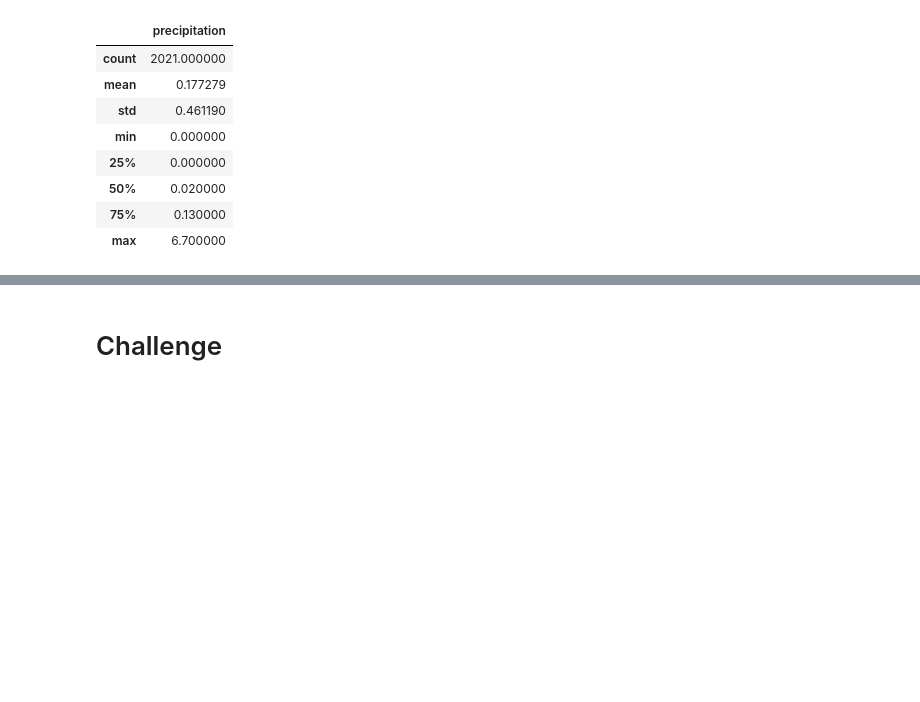
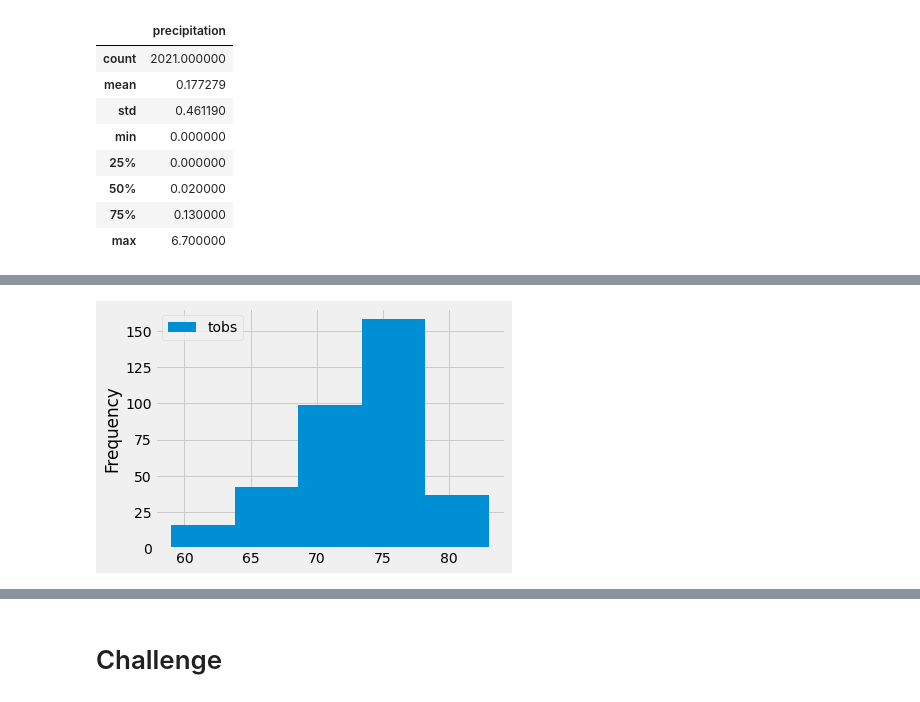
Before and after one commit to collinsculley/surfs_up, a Jupyter notebook: climate_analysis.ipynb, the cells around one changed output, grey strips where cells are left out. Drawn from its saved outputs; the diff is of its cells as text; code cells hidden in the pictures; blank space fills up the shorter version.

```diff
--- a/climate_analysis.ipynb
+++ b/climate_analysis.ipynb
@@ -104,0 +155,6 @@ df.describe()
+# %%
+# plot with 5 bins
+df.plot.hist(bins=5)
+plt.tight_layout()
+# %% [output]
+[figure, added]
```
Also changed, not shown: parts of 7 cells of this notebook.
